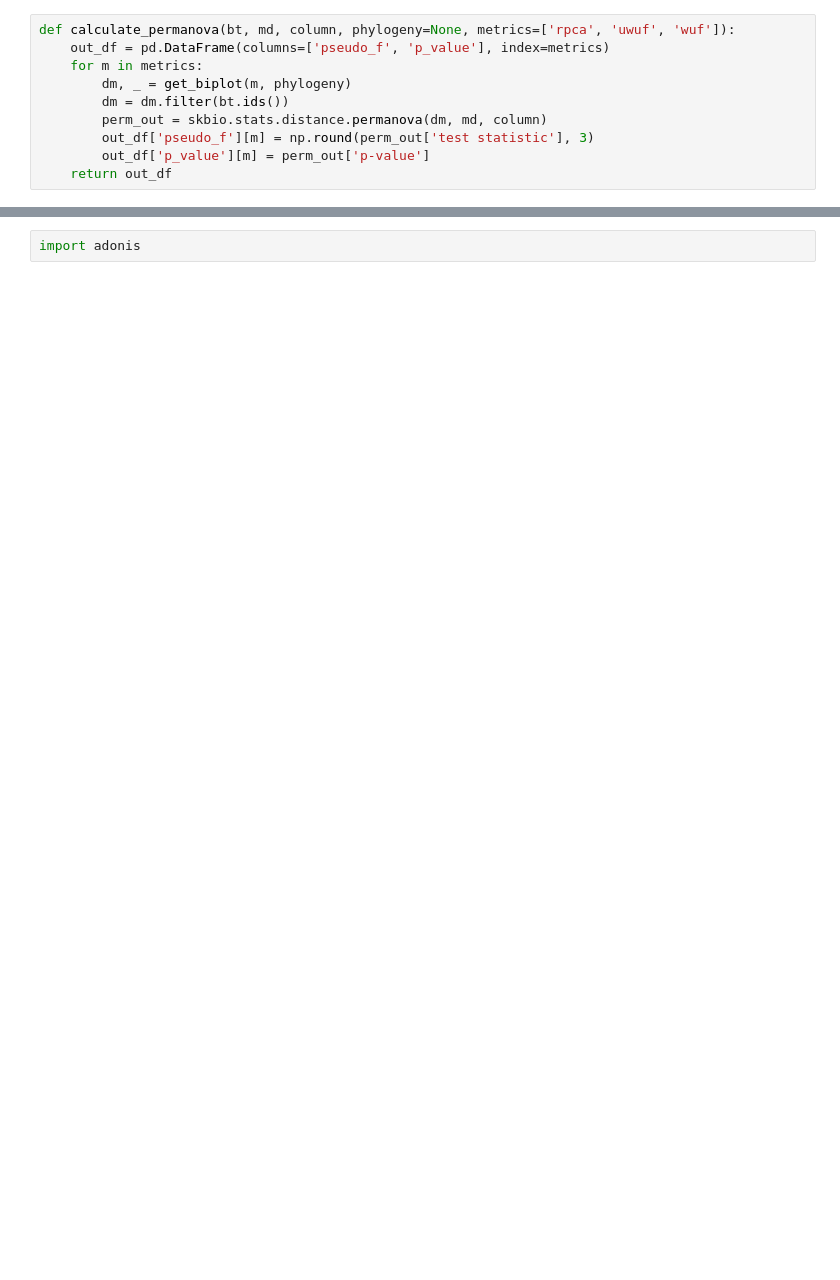
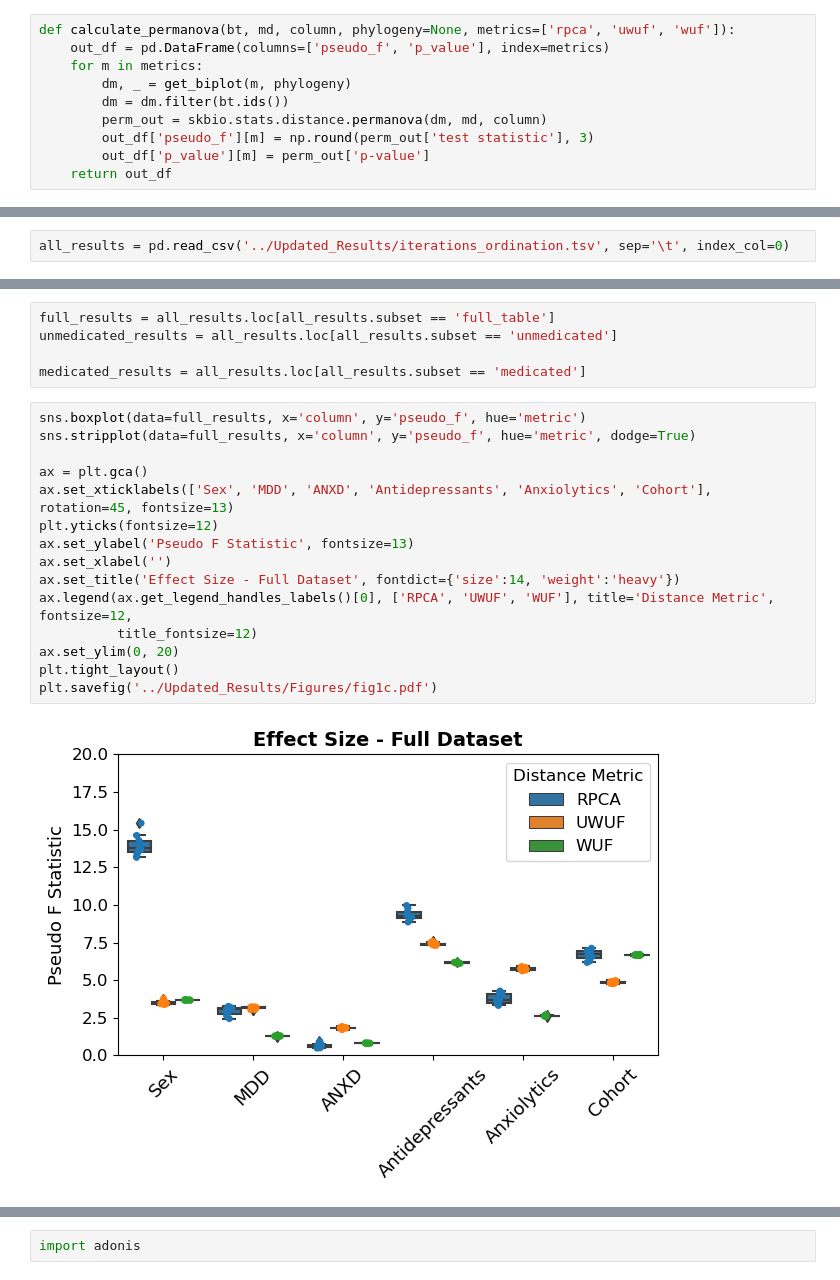
Before and after one commit to ahdilmore/Tulsa1000_microbiome, a Jupyter notebook: Updated_Notebooks/OrdinationAnalysis.ipynb, the cells around one changed output, grey strips where cells are left out. Saved outputs shown, nothing was run; the diff lists cells and outputs as text; blank space fills up the shorter version.

```diff
--- a/Updated_Notebooks/OrdinationAnalysis.ipynb
+++ b/Updated_Notebooks/OrdinationAnalysis.ipynb
@@ -238,0 +257,2 @@ for tick in ax13.get_xticklabels():
+# %%
+all_results = pd.read_csv('../Updated_Results/iterations_ordination.tsv', sep='\t', index_col=0)
@@ -238,0 +275,22 @@ for tick in ax13.get_xticklabels():
+# %%
+full_results = all_results.loc[all_results.subset == 'full_table']
+unmedicated_results = all_results.loc[all_results.subset == 'unmedicated']
+
+medicated_results = all_results.loc[all_results.subset == 'medicated']
+# %%
+sns.boxplot(data=full_results, x='column', y='pseudo_f', hue='metric')
+sns.stripplot(data=full_results, x='column', y='pseudo_f', hue='metric', dodge=True)
+
+ax = plt.gca()
+ax.set_xticklabels(['Sex', 'MDD', 'ANXD', 'Antidepressants', 'Anxiolytics', 'Cohort'], rotation=45, fontsize=13)
+plt.yticks(fontsize=12)
+ax.set_ylabel('Pseudo F Statistic', fontsize=13)
+ax.set_xlabel('')
+ax.set_title('Effect Size - Full Dataset', fontdict={'size':14, 'weight':'heavy'})
+ax.legend(ax.get_legend_handles_labels()[0], ['RPCA', 'UWUF', 'WUF'], title='Distance Metric', fontsize=12,
+          title_fontsize=12)
+ax.set_ylim(0, 20)
+plt.tight_layout()
+plt.savefig('../Updated_Results/Figures/fig1c.pdf')
+# %% [output]
+[figure, added]
```
Also changed, not shown: parts of 65 cells of this notebook, 3 other files.
